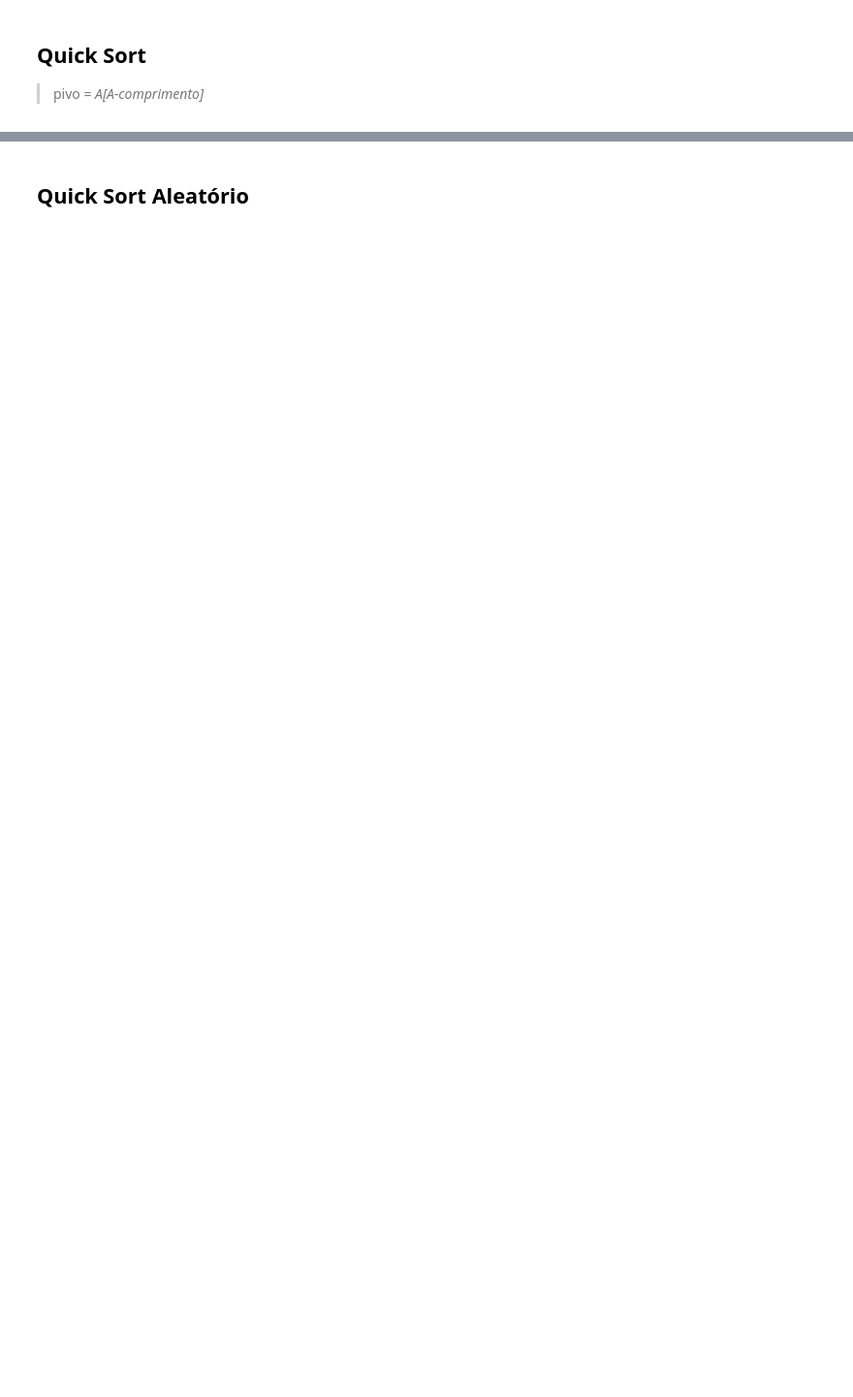
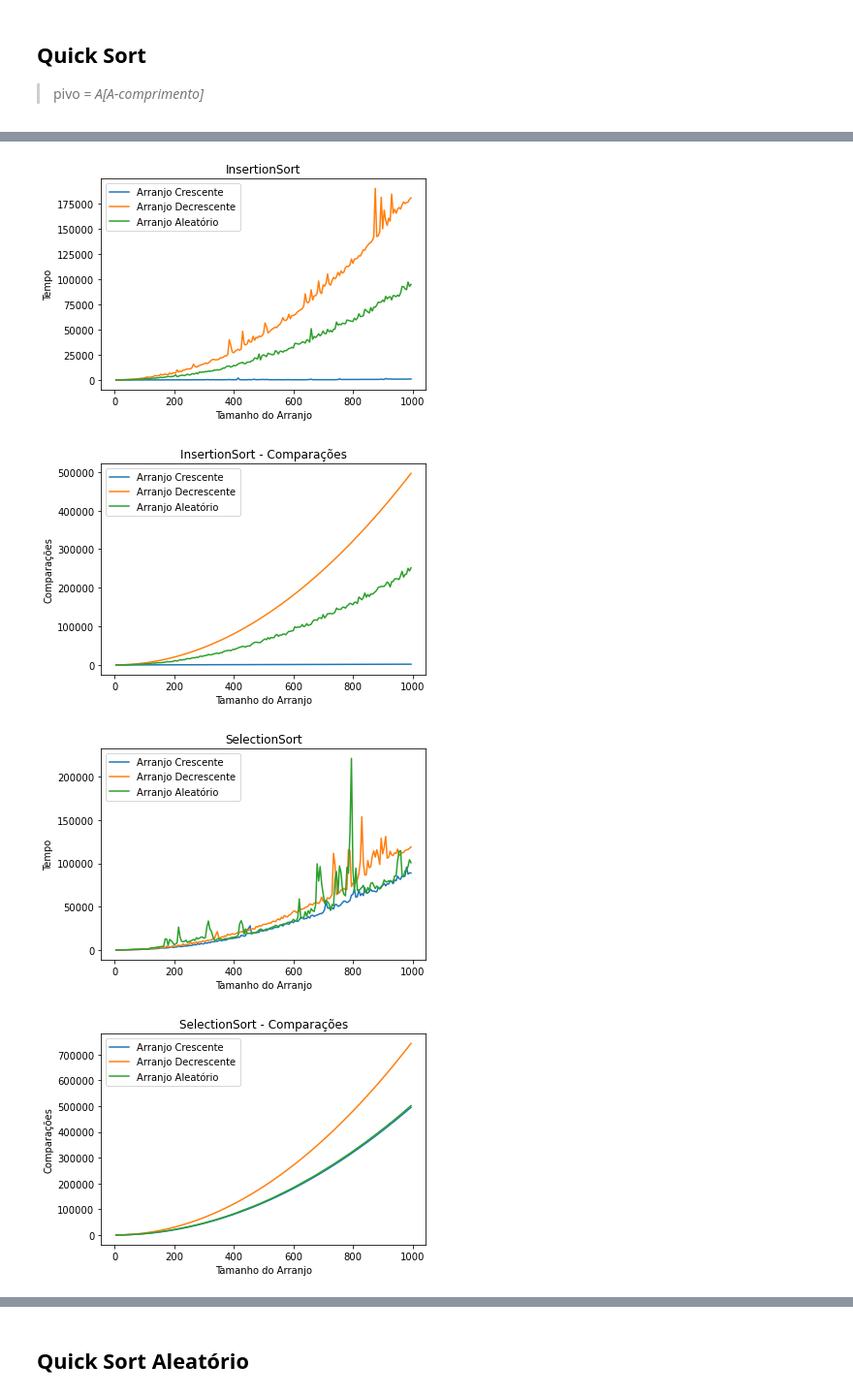
Before and after one commit to lcbessa/EFC-1-CPA, a Jupyter notebook: EFC1_GCC_253.ipynb, the cells around one changed output, grey strips where cells are left out. Shown: that part at 97% size. Drawn from its saved outputs; the diff is of its cells as text; code cells hidden in the pictures; blank space fills up the shorter version.

```diff
--- a/EFC1_GCC_253.ipynb
+++ b/EFC1_GCC_253.ipynb
@@ -358,0 +221,49 @@ Quantidade de Comparações Pior Caso:  83
+# %%
+funcoesOrdenacao = {
+  'InsertionSort': {'funcao': insertionSort},
+  'SelectionSort': {'funcao': selectionSort},
+  'BubbleSort': {'funcao': bubbleSort},
+  'HeapSort': {'funcao': heapSort},
+  'MergeSort': {'funcao': mergeSort},
+  'QuickSort': {'funcao': quickSort},
+}
+
+novoArranjo = {'Arranjo Crescente': arranjoCrescente, 'Arranjo Decrescente': arranjoDecrescente, 'Arranjo Aleatório': arranjoAleatorio}
+
+tipos = novoArranjo.keys()
+# %%
+for funcoes in funcoesOrdenacao.values():
+  for tipo in tipos:
+    arrays = novoArranjo[tipo]()
+    tempos = []
+    comparacoes = []
+    for array in arrays:
+      qtdComparacoes = 0
+      tempos.append(tempoExecucao(funcoes['funcao'], array))
+      comparacoes.append(qtdComparacoes)
+    funcoes[tipo] = tempos
+    funcoes[tipo+'qtdComparacoes'] = comparacoes
+# %%
+for nome, funcoes in funcoesOrdenacao.items():
+  plt.title(nome)
+  plt.xlabel('Tamanho do Arranjo')
+  plt.ylabel('Tempo')
+  for tipo in tipos:
+    plt.plot(arranjos, funcoes[tipo], label=tipo)
+  plt.legend()
+  plt.show()
+  print('\n')
+
+  plt.title(nome + ' - Comparações')
+  plt.xlabel('Tamanho do Arranjo')
+  plt.ylabel('Comparações')
+  for tipo in tipos:
+    plt.plot(arranjos, funcoes[tipo+'qtdComparacoes'], label=tipo)
+  plt.legend()
+  plt.show()
+  print('\n\n')
+# %% [output]
+[figure, added]
+[figure, added]
+[figure, added]
+[figure, added]
```
Also changed, not shown: parts of 32 cells of this notebook.
